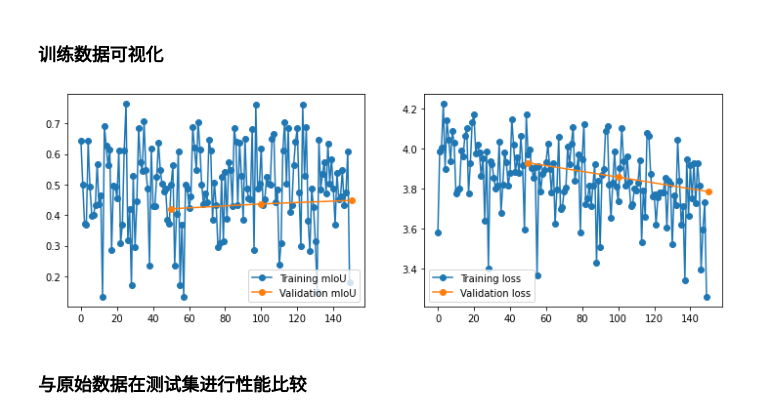
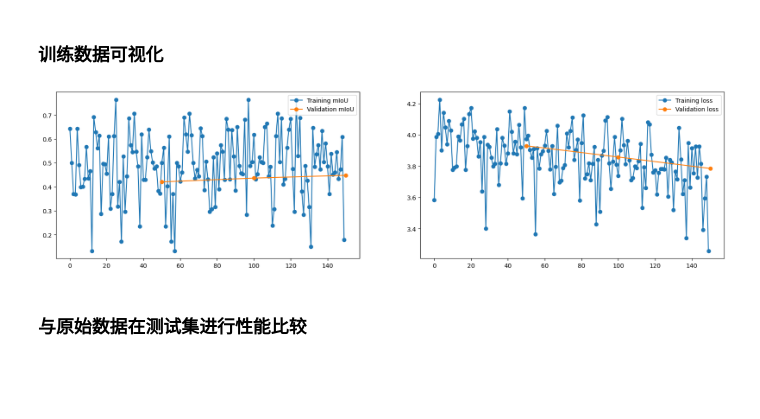
Before and after one commit to AlexwellChen/EnSeg, a Jupyter notebook: Performance_analyse.ipynb, the cells around one changed output. Cells and saved outputs as stored; diff of their text form; code cells hidden in the pictures; blank space fills up the shorter version.

```diff
--- a/Performance_analyse.ipynb
+++ b/Performance_analyse.ipynb
@@ -2,7 +2,7 @@
 ### 加载训练数据
 # %%
 import numpy as np
-train_dict = np.load('/root/Desktop/我的网盘/data_dic.npy', allow_pickle=True).item()
+train_dict = np.load('data_dic.npy', allow_pickle=True).item()
 print(train_dict.keys())
 # %% [output]
 dict_keys(['train_losses', 'train_IoU', 'val_losses', 'val_IoU'])
@@ -11,34 +11,34 @@ dict_keys(['train_losses', 'train_IoU', 'val_losses', 'val_IoU'])
 # %%
 def plot_data(train_accs, val_accs, train_losses, val_losses, step_size):
     import matplotlib.pyplot as plt
     train_idx = np.arange(0, len(train_accs))
     val_idx = np.arange(0, len(train_accs), step_size) + step_size
     train_accs_step = train_accs
     val_accs_step = val_accs
     # x = [str(i) for i in range(len(train_accs_step))]
 
-    fig, (ax1, ax2) = plt.subplots(1, 2,figsize=(12, 4))
+    fig, (ax1, ax2) = plt.subplots(1, 2,figsize=(20, 5))
 
     ax1.plot(train_idx, train_accs_step,'-o',label='Training mIoU')
     ax1.plot(val_idx, val_accs_step,'-o',label='Validation mIoU')
     ax1.legend(loc='best')
 
     train_losses_step = train_losses
     val_losses_step = val_losses
     x = [str(i) for i in range(len(train_losses_step))]
     ax2.plot(train_idx, train_losses_step,'-o',label='Training loss')
     ax2.plot(val_idx, val_losses_step,'-o',label='Validation loss')
     ax2.legend(loc='best')
     plt.show()
 
 train_losses = train_dict['train_losses']
 train_IoU = train_dict['train_IoU']
 val_losses = train_dict['val_losses']
 val_IoU = train_dict['val_IoU']
 
 plot_data(train_IoU, val_IoU, train_losses, val_losses, 50)
 # %% [output]
-[figure, old version]
+[figure, new version]
 # %% [markdown]
 ### 与原始数据在测试集进行性能比较
 # %%
```
Also changed, not shown: parts of 6 cells of this notebook, 1 other file.
